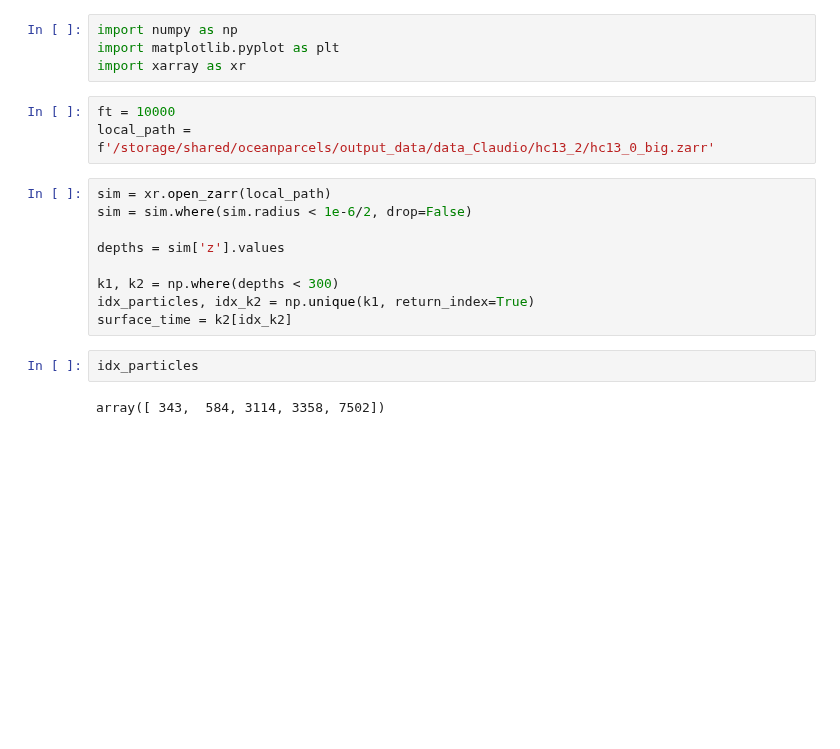
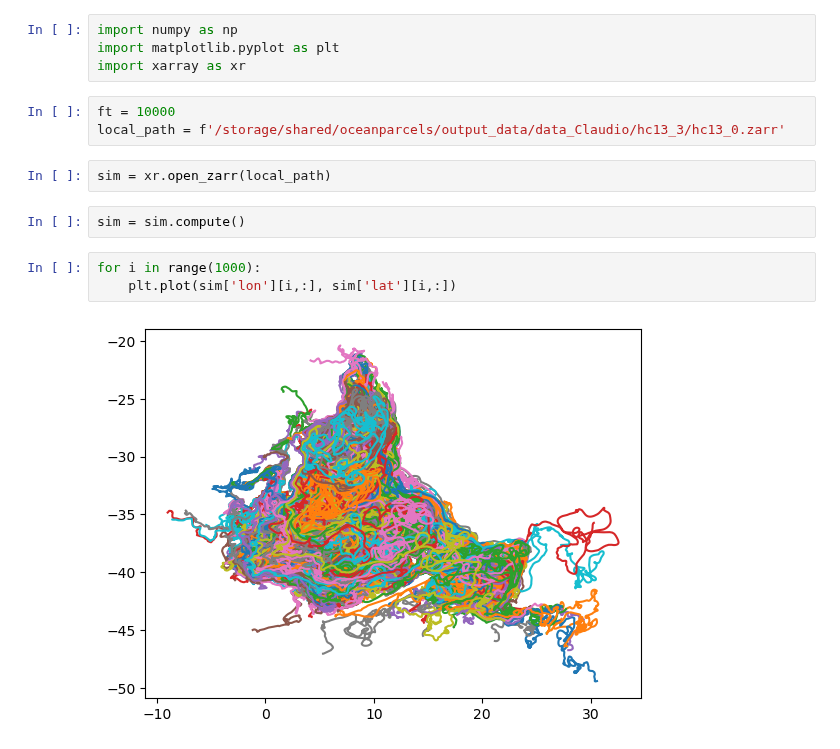
Before and after one commit to OceanParcels/Backtracking_Abyssal_Nanoplastics, a Jupyter notebook: python/analysis_freak_particles.ipynb, the cells around one changed output. Cells and saved outputs as stored; diff of their text form; blank space fills up the shorter version.

```diff
--- a/python/analysis_freak_particles.ipynb
+++ b/python/analysis_freak_particles.ipynb
@@ -4,17 +4,13 @@ import matplotlib.pyplot as plt
 import xarray as xr
 # %%
 ft = 10000
-local_path = f'/storage/shared/oceanparcels/output_data/data_Claudio/hc13_2/hc13_0_big.zarr'
+local_path = f'/storage/shared/oceanparcels/output_data/data_Claudio/hc13_3/hc13_0.zarr'
-# %%
-sim = xr.open_zarr(local_path)
-sim = sim.where(sim.radius < 1e-6/2, drop=False)
-
-depths = sim['z'].values
-
-k1, k2 = np.where(depths < 300)
-idx_particles, idx_k2 = np.unique(k1, return_index=True)
-surface_time = k2[idx_k2]
-# %%
-idx_particles
-# %% [output]
-array([ 343,  584, 3114, 3358, 7502])
+# %%
+sim = xr.open_zarr(local_path)
+# %%
+sim = sim.compute()
+# %%
+for i in range(1000):
+    plt.plot(sim['lon'][i,:], sim['lat'][i,:])
+# %% [output]
+[figure, added]
```
Also changed, not shown: parts of 13 cells of this notebook, 5 other files.
